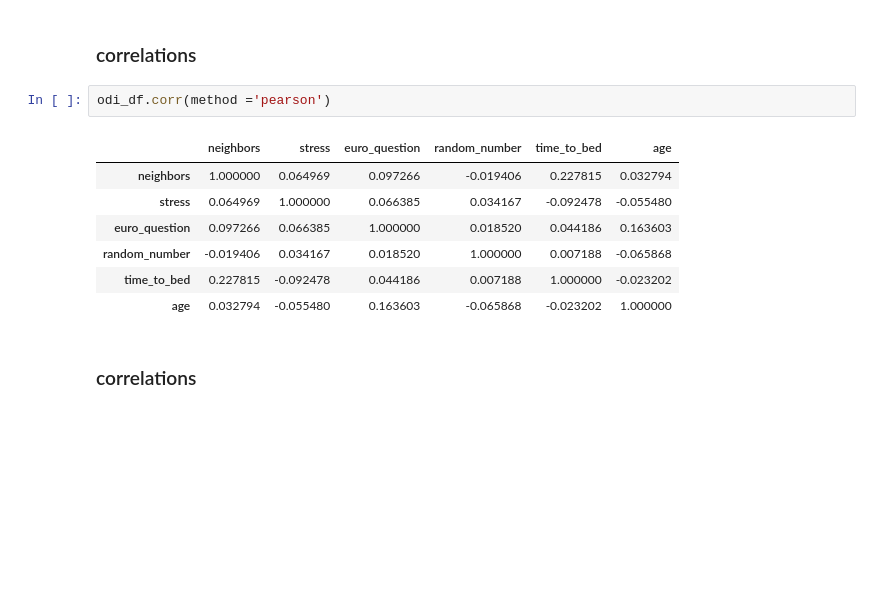
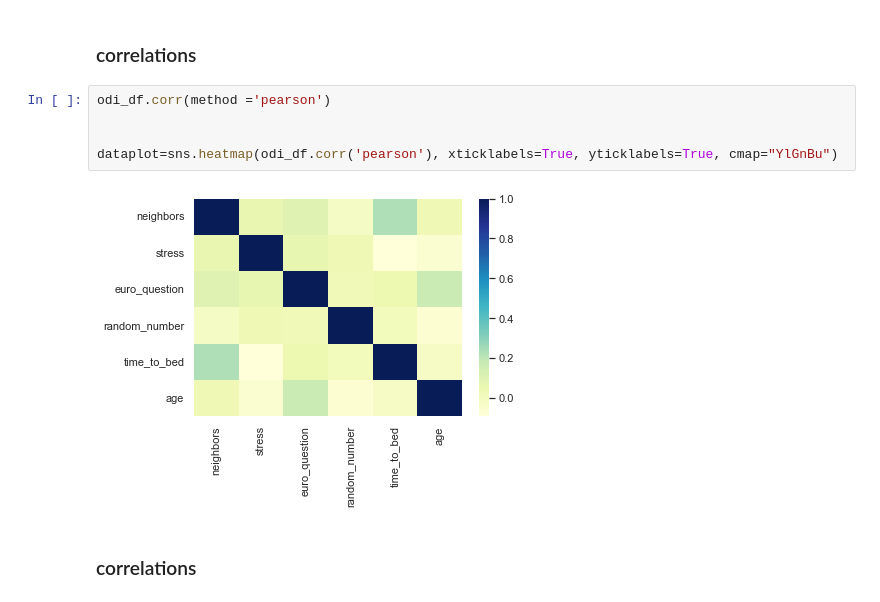
Before and after one commit to wolfbrr/DMT-2022-114, a Jupyter notebook: assignment-basic/assignment-basic.ipynb, the cells around one changed output. Drawn from its saved outputs; the diff is of its cells as text; blank space fills up the shorter version.

```diff
--- a/assignment-basic/assignment-basic.ipynb
+++ b/assignment-basic/assignment-basic.ipynb
@@ -223,14 +247,11 @@ odi_df.groupby('Gender')['Gender'].count().plot.pie(autopct='%d%%',figsize=(7,7)
 ### correlations
 # %%
 odi_df.corr(method ='pearson')
+
+
+dataplot=sns.heatmap(odi_df.corr('pearson'), xticklabels=True, yticklabels=True, cmap="YlGnBu")
 # %% [output]
-|  | neighbors | stress | euro_question | random_number | time_to_bed | age |
-| neighbors | 1.000000 | 0.064969 | 0.097266 | -0.019406 | 0.227815 | 0.032794 |
-| stress | 0.064969 | 1.000000 | 0.066385 | 0.034167 | -0.092478 | -0.055480 |
-| euro_question | 0.097266 | 0.066385 | 1.000000 | 0.018520 | 0.044186 | 0.163603 |
-| random_number | -0.019406 | 0.034167 | 0.018520 | 1.000000 | 0.007188 | -0.065868 |
-| time_to_bed | 0.227815 | -0.092478 | 0.044186 | 0.007188 | 1.000000 | -0.023202 |
-| age | 0.032794 | -0.055480 | 0.163603 | -0.065868 | -0.023202 | 1.000000 |
+[figure, added]
 # %% [markdown]
 ### correlations
 # %%
```
Also changed, not shown: parts of 11 cells of this notebook, 7 other files.
